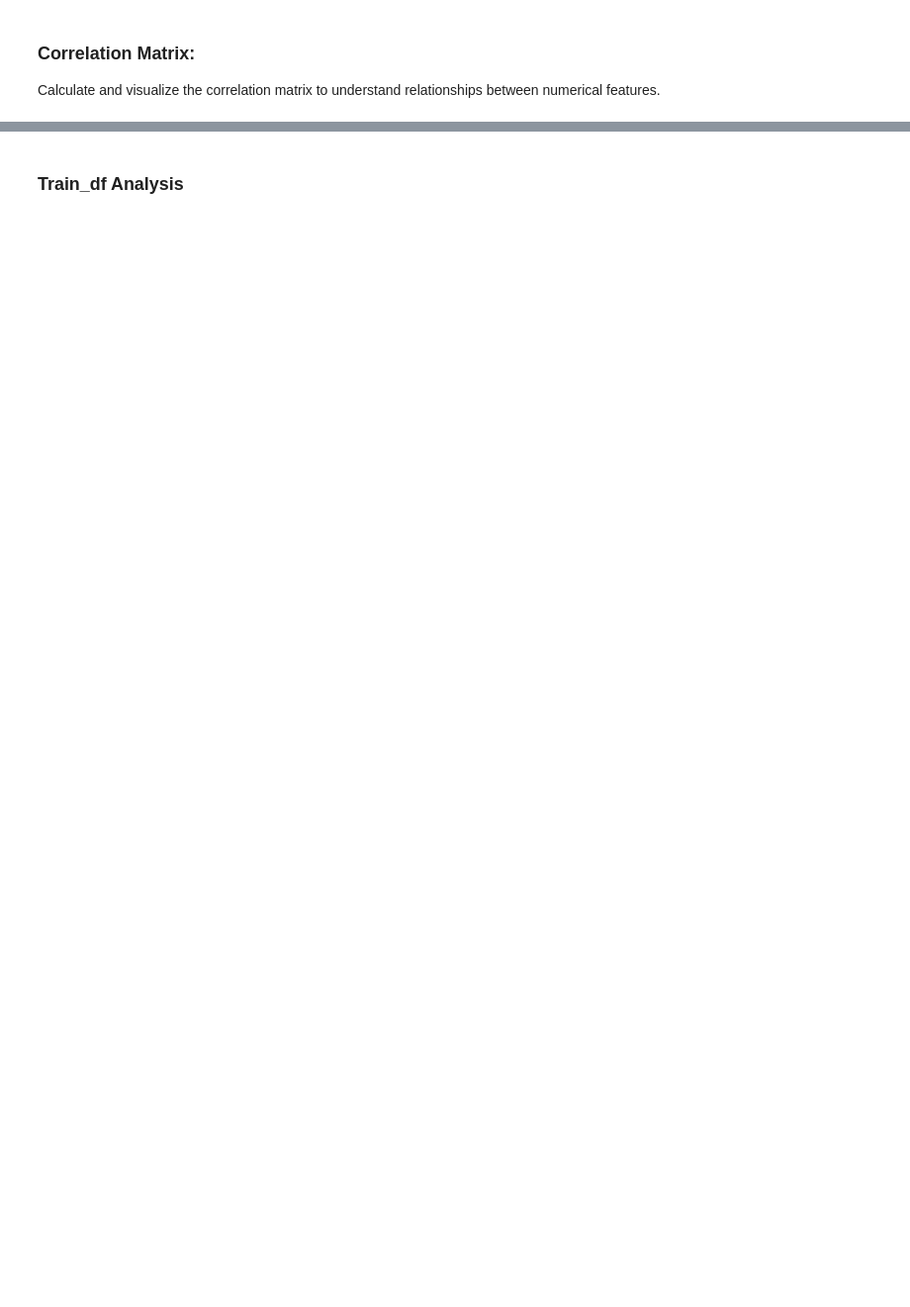
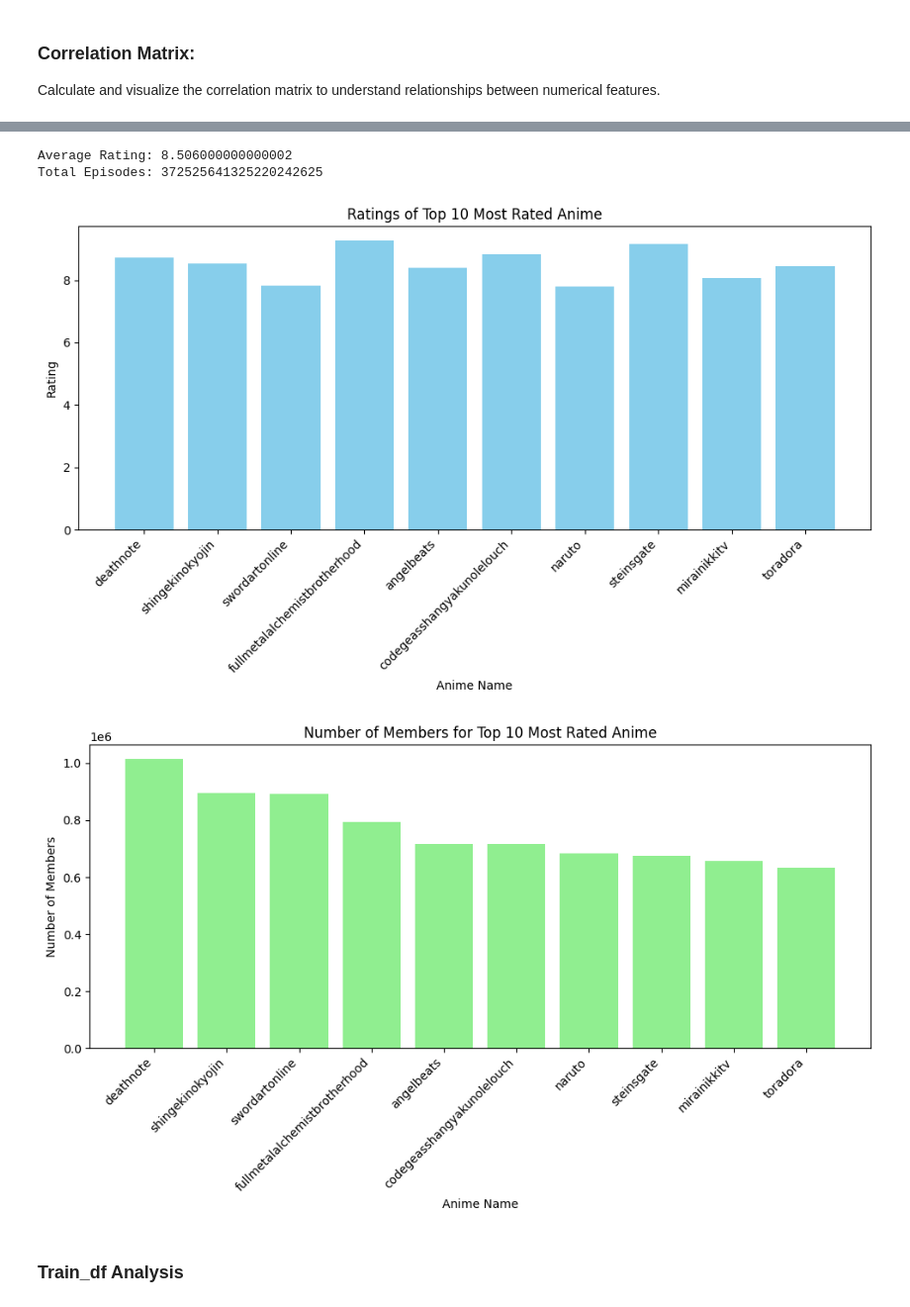
Before and after one commit to keneilweRangw/MM1_2401FTDS_Unsupervised_Learning_Project, a Jupyter notebook: Final_Project.ipynb, the cells around one changed output, grey strips where cells are left out. Shown at 99% size. Drawn from its saved outputs; the diff is of its cells as text; code cells hidden in the pictures; blank space fills up the shorter version.

```diff
--- a/Final_Project.ipynb
+++ b/Final_Project.ipynb
@@ -314,3 +434,39 @@ plt.show()
+# %%
+# Sort by 'members' column and get top 10
+top_10 = anime_df.sort_values(by='members', ascending=False).head(10)
+
+# Calculate basic statistics
+average_rating = top_10['rating'].mean()
+total_episodes = top_10['episodes'].sum()
+
+# Print basic statistics
+print(f"Average Rating: {average_rating}")
+print(f"Total Episodes: {total_episodes}")
+
+# Plot the ratings
+plt.figure(figsize=(10, 6))
+plt.bar(top_10['name'], top_10['rating'], color='skyblue')
+plt.xlabel('Anime Name')
+plt.ylabel('Rating')
+plt.title('Ratings of Top 10 Most Rated Anime')
+plt.xticks(rotation=45, ha='right')
+plt.tight_layout()
+plt.show()
+
+# Plot the number of members
+plt.figure(figsize=(10, 6))
+plt.bar(top_10['name'], top_10['members'], color='lightgreen')
+plt.xlabel('Anime Name')
+plt.ylabel('Number of Members')
+plt.title('Number of Members for Top 10 Most Rated Anime')
+plt.xticks(rotation=45, ha='right')
+plt.tight_layout()
+plt.show()
+# %% [output]
+Average Rating: 8.506000000000002
+Total Episodes: 372525641325220242625
+[figure, added]
+[figure, added]
 # %% [markdown]
 ### Train_df Analysis
 # %%
```
Also changed, not shown: parts of 32 cells of this notebook.
